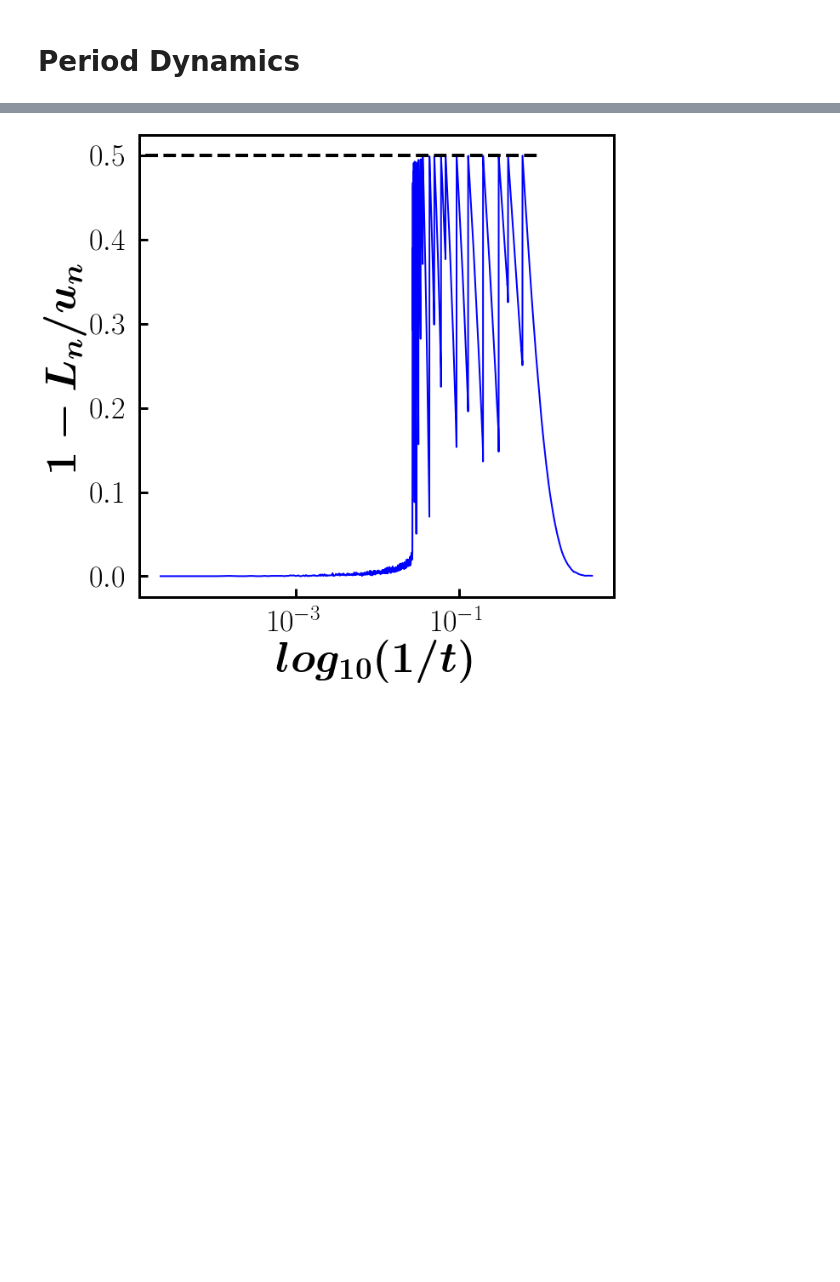
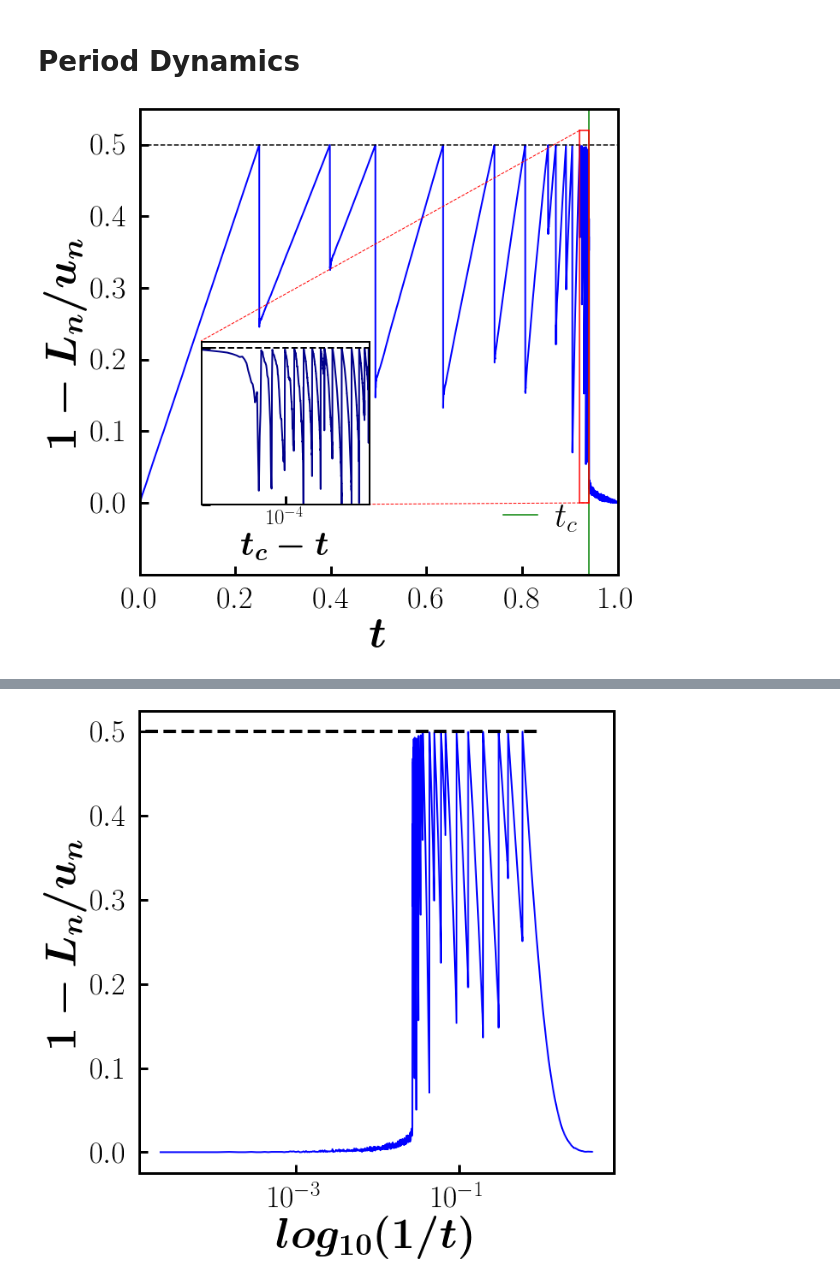
Before and after one commit to hoyunchoi/mBFW, a Jupyter notebook: src/dynamics.ipynb, the cells around one changed output, grey strips where cells are left out. Drawn from its saved outputs; the diff is of its cells as text; code cells hidden in the pictures; blank space fills up the shorter version.

```diff
--- a/src/main-plot.ipynb
+++ b/src/dynamics.ipynb
@@ -65,5 +123,59 @@ for networkSize in [10240000]:
 # %% [markdown]
 # Period Dynamics
+# %%
+fig, ax = plt.subplots()
+
+current = networkSize, acceptanceThreshold = 10240000, 0.5
+t_c = points[current]["t_c"] + 0.000148
+t_b = points[current]["t_b"]
+
+u, L = periodDynamics[current]
+a = L / u
+t = np.arange(0, len(a), 1) / networkSize
+bin_t, bin_a= avgLinBin(t, a, delta=7e-5)
+ax.plot(bin_t, 1-bin_a, 'b-', linewidth=2)
+ax.plot([0, 1], [(1-acceptanceThreshold), (1-acceptanceThreshold)], 'k--')
+ax.plot([t_c, t_c], [(1-acceptanceThreshold)+0.05, -0.1], 'g-', label=latex_string('t_c'))
+ax.legend(loc='lower right', borderaxespad=0.8)
+
+ax1 = ax.inset_axes([0.13, 0.15, 0.35, 0.35])
+ax1.spines[:].set_linewidth(2)
+reduced_t = t_c-t
+reduced_t, a = avgLinBin(reduced_t[reduced_t>0], a[reduced_t>0], delta=1e-6)
+ax1.plot(reduced_t, 1-a, linewidth=2, color='darkblue')
+ax1.plot([0, 1], [(1-acceptanceThreshold), (1-acceptanceThreshold)], 'k--', linewidth=2)
+ax1.set_xscale('log')
+ax1.set_xlim(reduced_t[0], 2e-2)
+# ax1.set_xlim(2e-2, reduced_t[0])
+ax1.set_ylim([0, (1-acceptanceThreshold)+0.02])
+ax1.tick_params(axis='x', labelsize=25, pad=5)
+ax1.set_yticklabels([])
+ax1.set_xlabel(latex_bold_string("t_c-t"), fontsize=40)
+
+ax.plot([t_c-2e-2, t_c], [(1-acceptanceThreshold)+0.02, (1-acceptanceThreshold)+0.02], 'r-')
+ax.plot([t_c-2e-2, t_c-2e-2], [(1-acceptanceThreshold)+0.02, 0], 'r-')
+ax.plot([t_c, t_c], [(1-acceptanceThreshold)+0.02, 0], 'r-')
+ax.plot([t_c-2e-2, t_c], [0, 0], 'r-')
+
+ax.plot([t_c-2e-2, 0.128], [(1-acceptanceThreshold)+0.02, 0.226], 'r--', linewidth=1)
+ax.plot([t_c, 0.48], [0, -0.002], 'r--', linewidth=1)
+
+ax.set_yticks([0, 0.1, 0.2, 0.3, 0.4, 0.5])
+ax.set_xlabel(latex_bold_string("t"))
+ax.set_ylabel(latex_bold_string("1-L_n/u_n"))
+ax.set_xlim([0, 1])
+ax.set_ylim([-0.1, (1-acceptanceThreshold) + 0.05])
+
+
+# ax1 = ax.twinx()
+# ax1.set_ylabel("a")
+# ax1.set_yticks([])
+
+
+fig.savefig("../fig/periodDynamics(N{:.1e}G{:.1f})_log.png".format(*current))
+fig.show()
+# %% [output]
+[figure, added]
 # %%
 fig, ax = plt.subplots()
 
```
Also changed, not shown: parts of 9 cells of this notebook, 1 other file.
